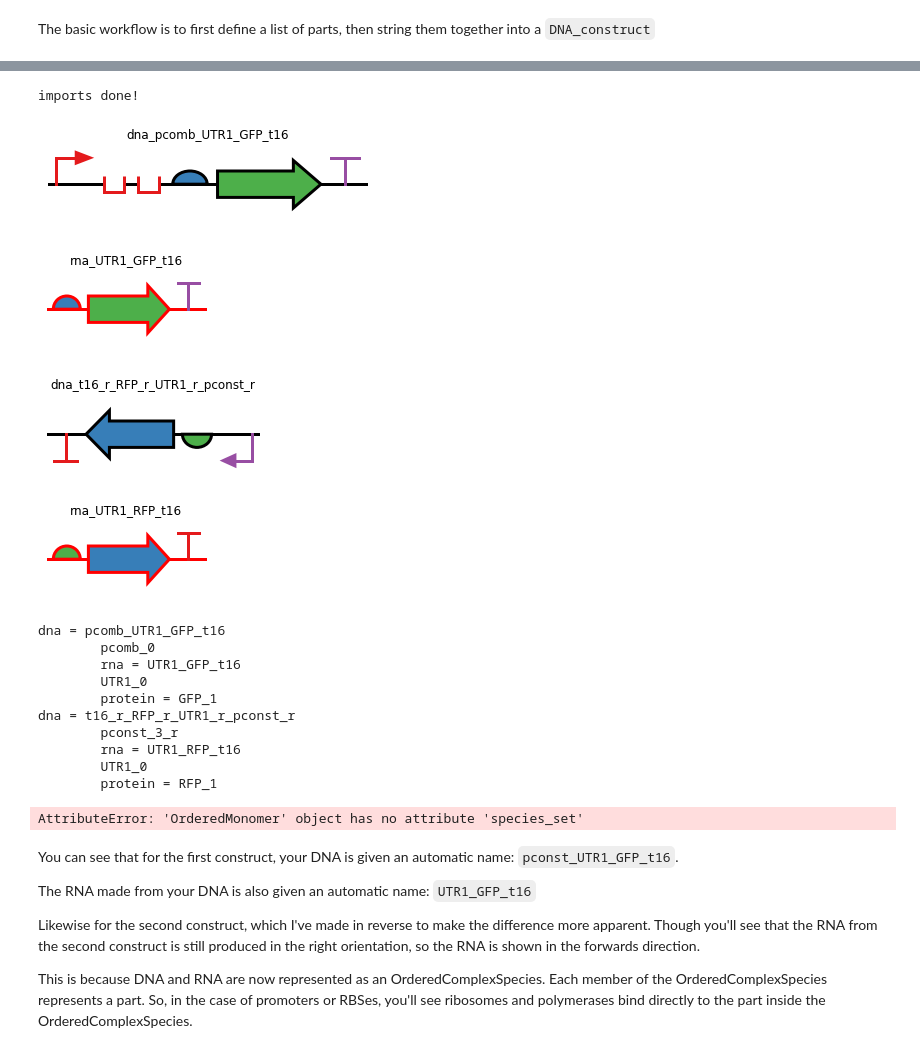
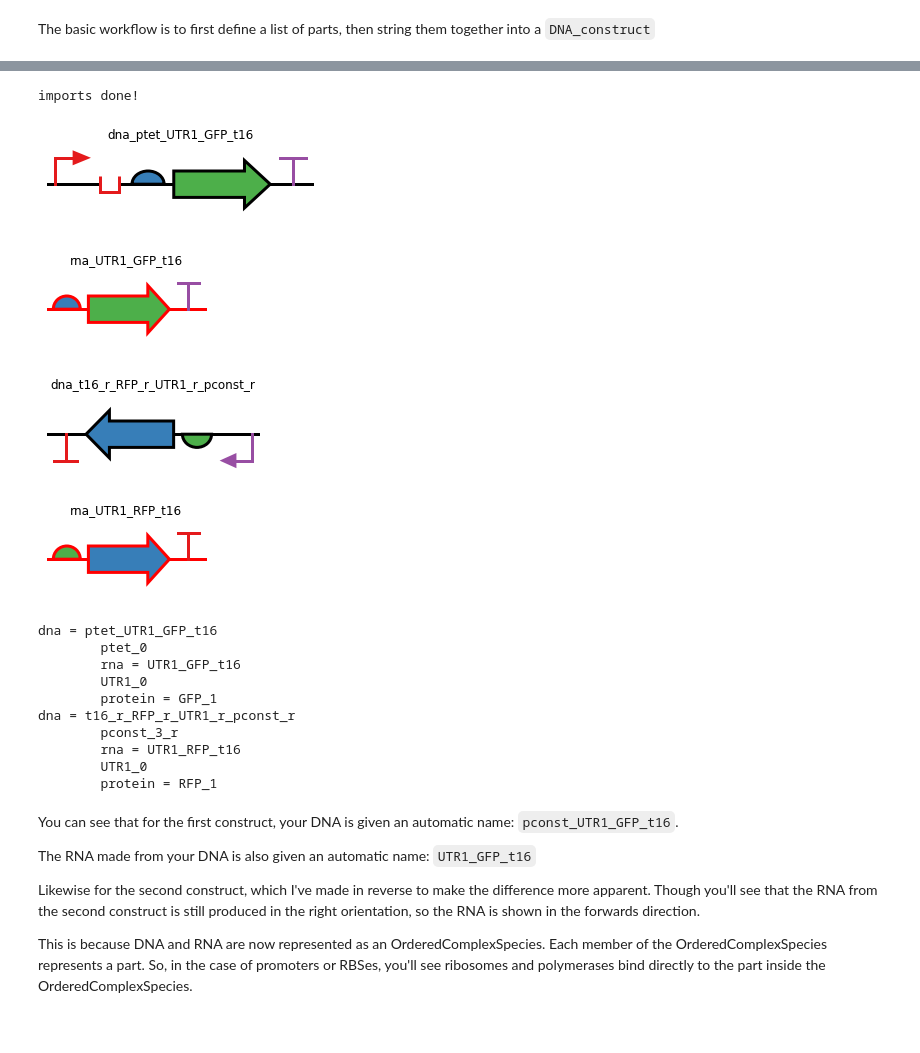
Before and after one commit to BuildACell/bioCRNpyler, a Jupyter notebook: examples/DNA_construct Examples.ipynb, the cells around one changed output, grey strips where cells are left out. Saved outputs shown, nothing was run; the diff lists cells and outputs as text; code cells hidden in the pictures.

Commit message:
tidied up Species changes

```diff
--- a/examples/DNA_construct Examples.ipynb
+++ b/examples/DNA_construct Examples.ipynb
@@ -73,40 +84,40 @@ ptet = RegulatedPromoter("ptet",["tetr"],leak=True) #this is a repressible promo
 pconst = Promoter("pconst") #constitutive promoter
 pcomb = CombinatorialPromoter("pcomb",["arac","laci"], leak=False,
                               tx_capable_list = [["arac"], ["laci"]]) #the Combinations A and B or just A or just B be transcribed
 utr1 = RBS("UTR1") #regular RBS
 utr2 = RBS("UTR1") #regular RBS
 gfp = CDS("GFP","GFP") #a CDS has a name and a protein name. so this one is called GFP and the protein is also called GFP
 fusrfp = CDS("fusRFP","RFP",no_stop_codons=["forward"]) #you can say that a protein has no stop codon. This is a little different from a fusion protein, because in this case you are saying that the ribosome reads through two proteins but still produces two distinct proteins, rather than one fused protein. This can happen in the case of the ta peptide which causes a peptide bond not to be formed while making a protein.
 rfp = CDS("RFP","RFP") #regular RFP
 t16 = Terminator("t16") #a terminator stops transcription
 
 
 #now that the parts are defined, we can put together our construct.
-construct_1 = DNA_construct([[pcomb,"forward"],[utr1,"forward"],[gfp,"forward"],[t16,"forward"]])
+construct_1 = DNA_construct([[ptet,"forward"],[utr1,"forward"],[gfp,"forward"],[t16,"forward"]])
 construct_2 = DNA_construct([[t16,"reverse"],[rfp,"reverse"],[utr2,"reverse"],[pconst,"reverse"]])
 #now, we are using dnaplotlib to plot the constructs
 
 
 if(dpl_enabled):
     plotConstruct(construct_1,debug=False,plot_rnas=True)
     plotConstruct(construct_2,debug=False,plot_rnas=True)
 print(construct_1)
 print(construct_2)
 
 #some very basic parameters are defined
 parameters={"cooperativity":2,"kb":100, "ku":10, "ktx":.05, "ktl":.2, "kdeg":2,"kint":.05}
 
 components = [construct_1,construct_2]
 myMixture = TxTlExtract(name = "txtl", parameters = parameters, components = components, parameter_warnings = False)
 myCRN = myMixture.compile_crn()
 # %% [output]
 imports done!
-[figure, old version]
+[figure, new version]
 [figure]
 [figure]
 [figure]
-dna = pcomb_UTR1_GFP_t16
-        pcomb_0
+dna = ptet_UTR1_GFP_t16
+        ptet_0
         rna = UTR1_GFP_t16
         UTR1_0
         protein = GFP_1
@@ -115,7 +126,6 @@ dna = t16_r_RFP_r_UTR1_r_pconst_r
         rna = UTR1_RFP_t16
         UTR1_0
         protein = RFP_1
-AttributeError: 'OrderedMonomer' object has no attribute 'species_set'
 # %% [markdown]
 You can see that for the first construct, your DNA is given an automatic name: `pconst_UTR1_GFP_t16`.
 
```
Also changed, not shown: parts of 4 cells of this notebook, 3 other files.
